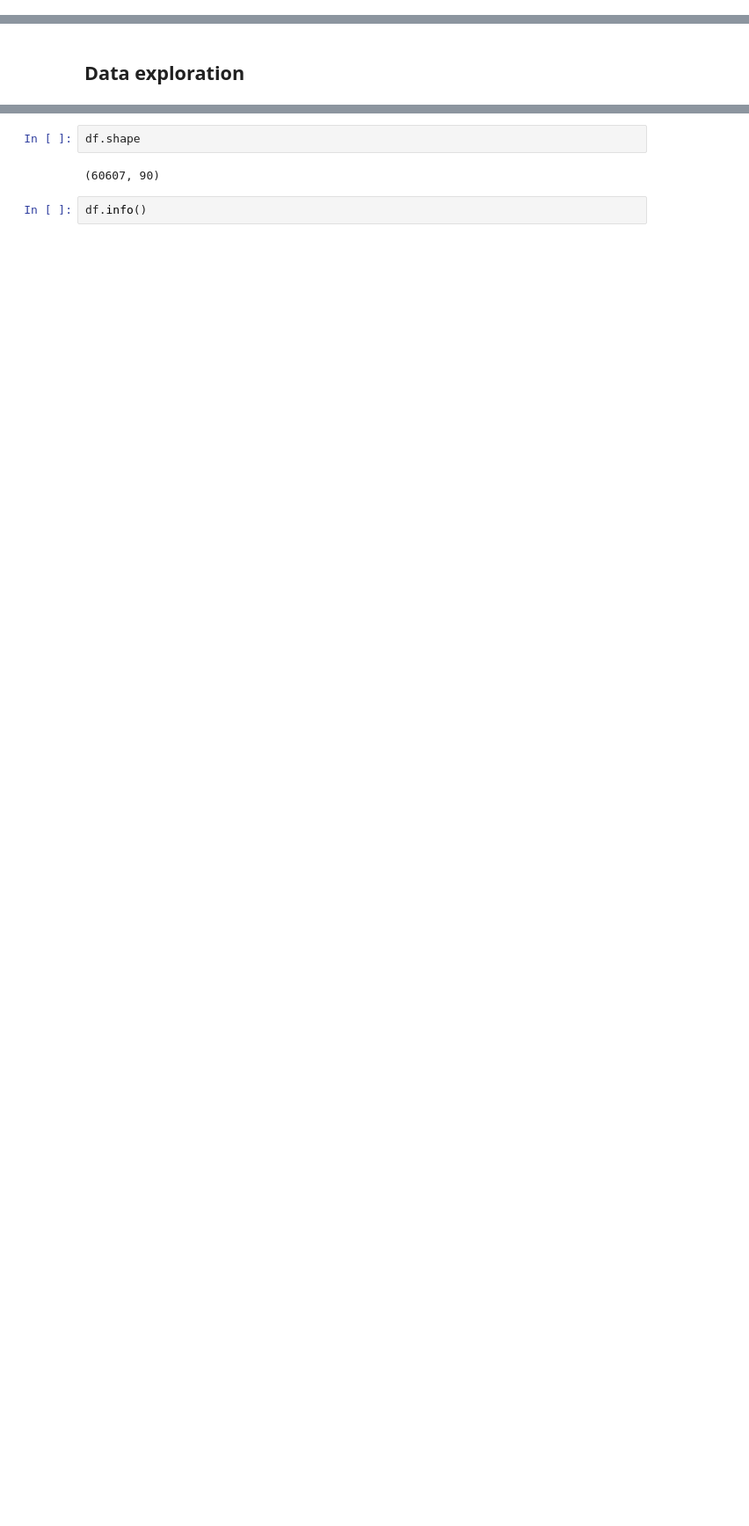
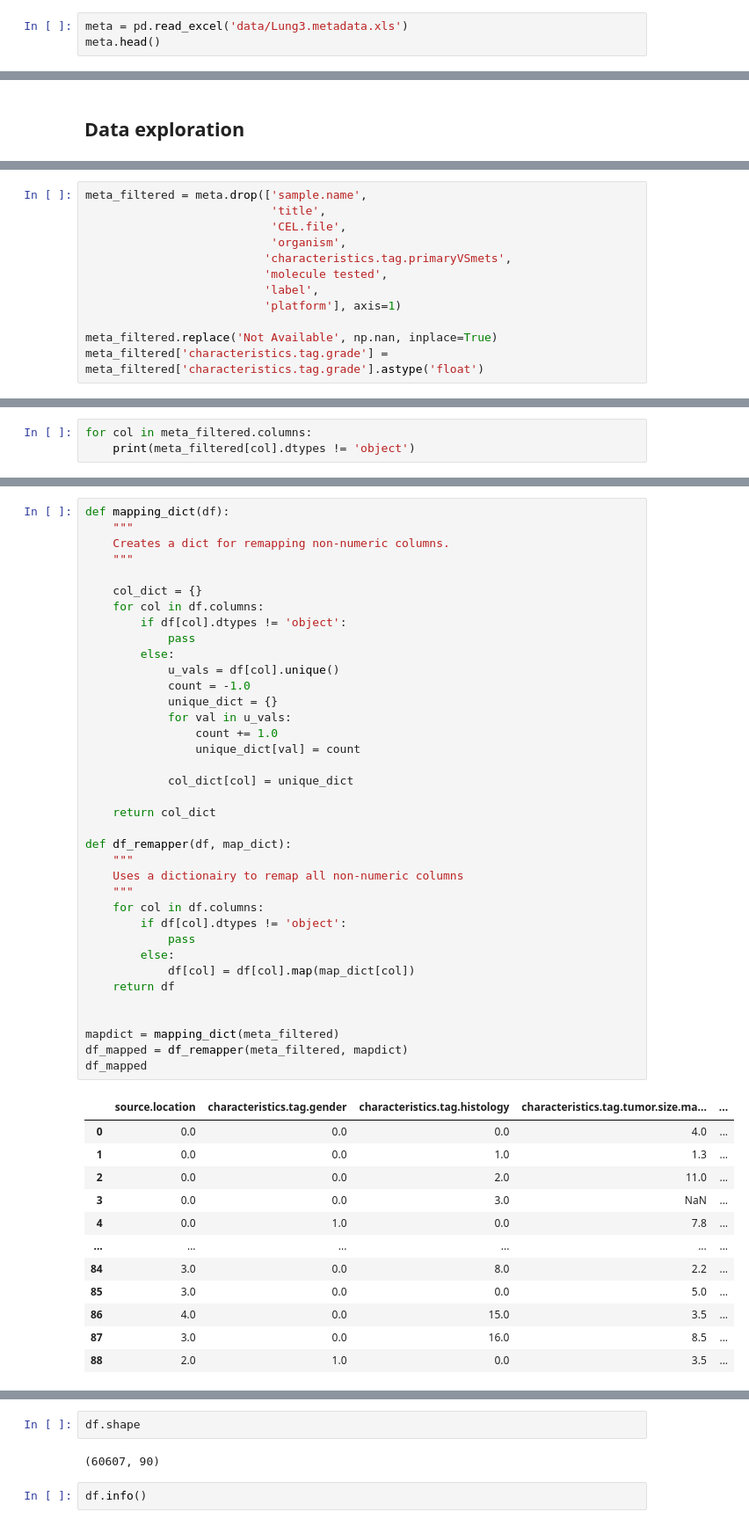
Before and after one commit to mschepers188/DS3_UnsupervisedLearning, a Jupyter notebook: FinalAssignment_UnsupervisedLearning_intermediate.ipynb, the cells around one changed output, grey strips where cells are left out. Shown at 88% size. Drawn from its saved outputs; the diff is of its cells as text; blank space fills up the shorter version.

```diff
--- a/FinalAssignment_UnsupervisedLearning_intermediate.ipynb
+++ b/FinalAssignment_UnsupervisedLearning_intermediate.ipynb
@@ -52,0 +48,3 @@ Shape after dropping na's: (60607, 90)
+# %%
+meta = pd.read_excel('data/Lung3.metadata.xls')
+meta.head()
@@ -54,0 +88,12 @@ Shape after dropping na's: (60607, 90)
+# %%
+meta_filtered = meta.drop(['sample.name',
+                           'title',
+                           'CEL.file',
+                           'organism',
+                          'characteristics.tag.primaryVSmets',
+                          'molecule tested',
+                          'label',
+                          'platform'], axis=1)
+
+meta_filtered.replace('Not Available', np.nan, inplace=True)
+meta_filtered['characteristics.tag.grade'] = meta_filtered['characteristics.tag.grade'].astype('float')
@@ -54,0 +112,3 @@ Shape after dropping na's: (60607, 90)
+# %%
+for col in meta_filtered.columns:
+    print(meta_filtered[col].dtypes != 'object')
@@ -54,0 +126,50 @@ Shape after dropping na's: (60607, 90)
+# %%
+def mapping_dict(df):
+    """
+    Creates a dict for remapping non-numeric columns.
+    """
+
+    col_dict = {}
+    for col in df.columns:
+        if df[col].dtypes != 'object':
+            pass
+        else:
+            u_vals = df[col].unique()
+            count = -1.0
+            unique_dict = {}
+            for val in u_vals:
+                count += 1.0
+                unique_dict[val] = count
+
+            col_dict[col] = unique_dict
+
+    return col_dict
+
+def df_remapper(df, map_dict):
+    """
+    Uses a dictionairy to remap all non-numeric columns
+    """
+    for col in df.columns:
+        if df[col].dtypes != 'object':
+            pass
+        else:
+            df[col] = df[col].map(map_dict[col])
+    return df
+
+
+mapdict = mapping_dict(meta_filtered)
+df_mapped = df_remapper(meta_filtered, mapdict)
+df_mapped
+# %% [output]
+|  | source.location | characteristics.tag.gender | characteristics.tag.histology | characteristics.tag.tumor.size.ma... | ... |
+| 0 | 0.0 | 0.0 | 0.0 | 4.0 | ... |
+| 1 | 0.0 | 0.0 | 1.0 | 1.3 | ... |
+| 2 | 0.0 | 0.0 | 2.0 | 11.0 | ... |
+| 3 | 0.0 | 0.0 | 3.0 | NaN | ... |
+| 4 | 0.0 | 1.0 | 0.0 | 7.8 | ... |
+| ... | ... | ... | ... | ... | ... |
+| 84 | 3.0 | 0.0 | 8.0 | 2.2 | ... |
+| 85 | 3.0 | 0.0 | 0.0 | 5.0 | ... |
+| 86 | 4.0 | 0.0 | 15.0 | 3.5 | ... |
+| 87 | 3.0 | 0.0 | 16.0 | 8.5 | ... |
+| 88 | 2.0 | 1.0 | 0.0 | 3.5 | ... |
```
Also changed, not shown: parts of 19 cells of this notebook, 2 other files.
